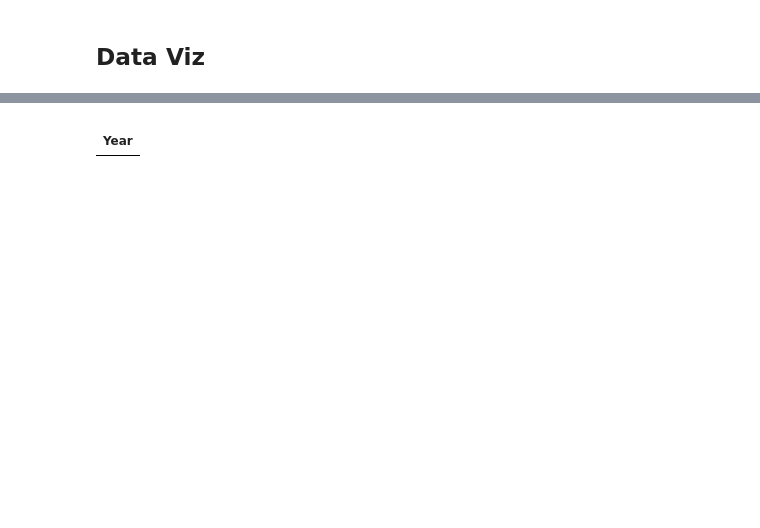
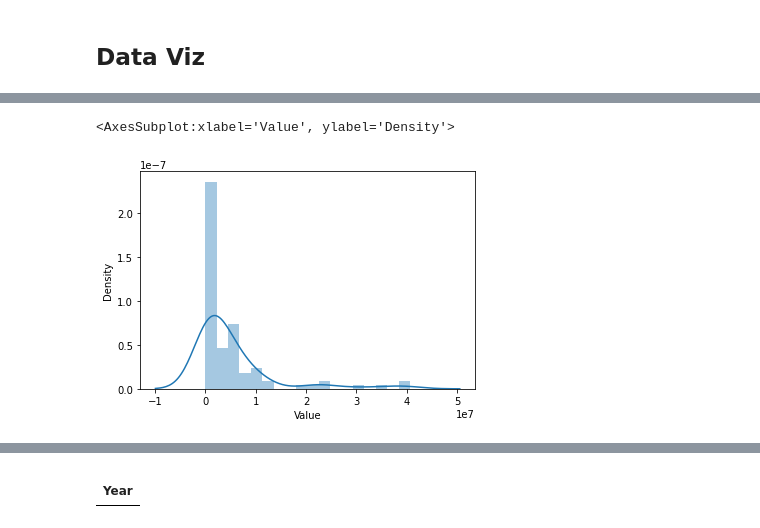
Before and after one commit to sba22218/MSc_GitHub_CA2, a Jupyter notebook: MM_Data_Explore_and_viz_postprocessed-Copy1.ipynb, the cells around one changed output, grey strips where cells are left out. Saved outputs shown, nothing was run; the diff lists cells and outputs as text; code cells hidden in the pictures; blank space fills up the shorter version.

```diff
--- a/MM_Data_Explore_and_viz_postprocessed-Copy1.ipynb
+++ b/MM_Data_Explore_and_viz_postprocessed-Copy1.ipynb
@@ -131,2 +141,5 @@ pd.pivot_table(df_farm_eu, index='Year', columns=['Element', 'LOCATION', ''], va
 # %% [markdown]
 ## Data Viz
+# %%
+df_eu_wh = pd.read_csv("DATA/df_eu_wheat.csv")
+df_eu_wh.head()
@@ -132,0 +153,4 @@ pd.pivot_table(df_farm_eu, index='Year', columns=['Element', 'LOCATION', ''], va
+# %%
+df_eu_wh_p = df_eu_wh[df_eu_wh['Element'] == "Production"]
+
+df_eu_wh_p.head()
@@ -132,0 +229,6 @@ pd.pivot_table(df_farm_eu, index='Year', columns=['Element', 'LOCATION', ''], va
+# %%
+#histogram of wheat produced. Is very skewed.
+sns.distplot(df_eu_wh_p.Value)
+# %% [output]
+<AxesSubplot:xlabel='Value', ylabel='Density'>
+[figure, added]
```
Also changed, not shown: parts of 33 cells of this notebook, 5 other files.
